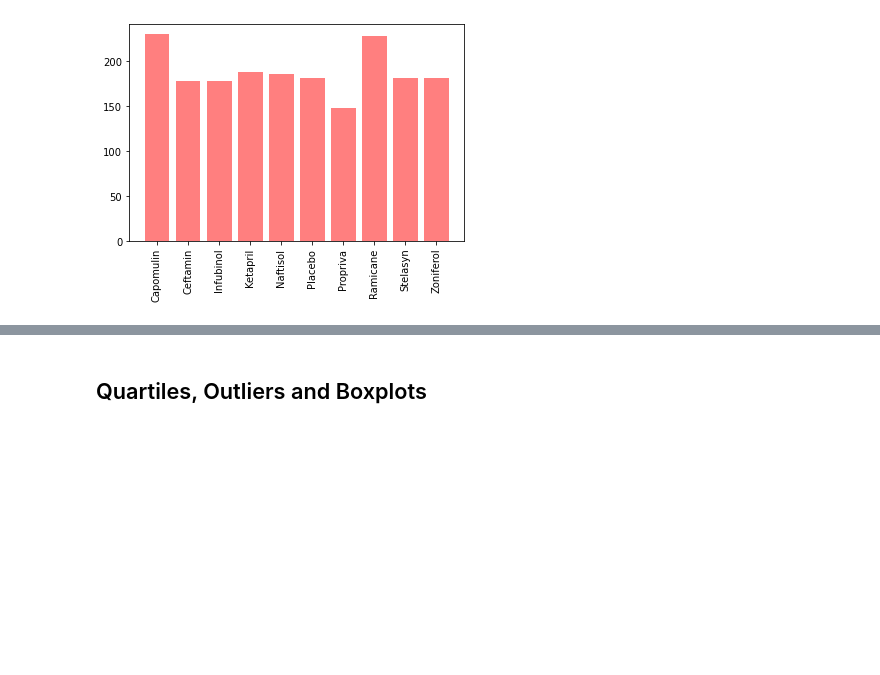
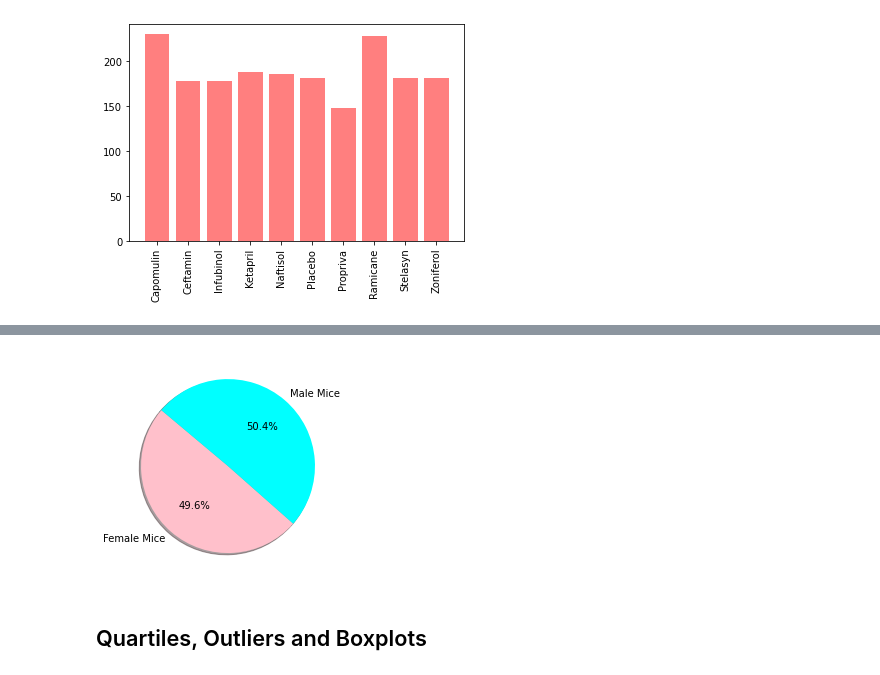
Before and after one commit to drewmcbride/matplotlib-challenge, a Jupyter notebook: Pymaceuticals/pymaceuticals_starter.ipynb, the cells around one changed output, grey strips where cells are left out. Saved outputs shown, nothing was run; the diff lists cells and outputs as text; code cells hidden in the pictures; blank space fills up the shorter version.

```diff
--- a/Pymaceuticals/pymaceuticals_starter.ipynb
+++ b/Pymaceuticals/pymaceuticals_starter.ipynb
@@ -185,2 +199,19 @@ plt.show()
+# %%
+# Generate a pie plot showing the distribution of female versus male mice using pyplot
+# Get individual unique mice counts for each sex
+female_mice = sex_df["Sex"][sex_df["Sex"] == "Female"].count()
+male_mice = sex_df["Sex"][sex_df["Sex"] == "Male"].count()
+
+# Create list holding mouse names and count values
+mice_sexes = ["Female Mice", "Male Mice"]
+mice_sex_count = [female_mice, male_mice]
+colors = ["pink", "aqua"]
+
+# Plot pie chart
+plt.pie(mice_sex_count, labels=mice_sexes, colors=colors,
+        autopct="%1.1f%%", shadow=True, startangle=140)
+plt.show()
+# %% [output]
+[figure, added]
 # %% [markdown]
 ## Quartiles, Outliers and Boxplots
```
Also changed, not shown: parts of 8 cells of this notebook.
